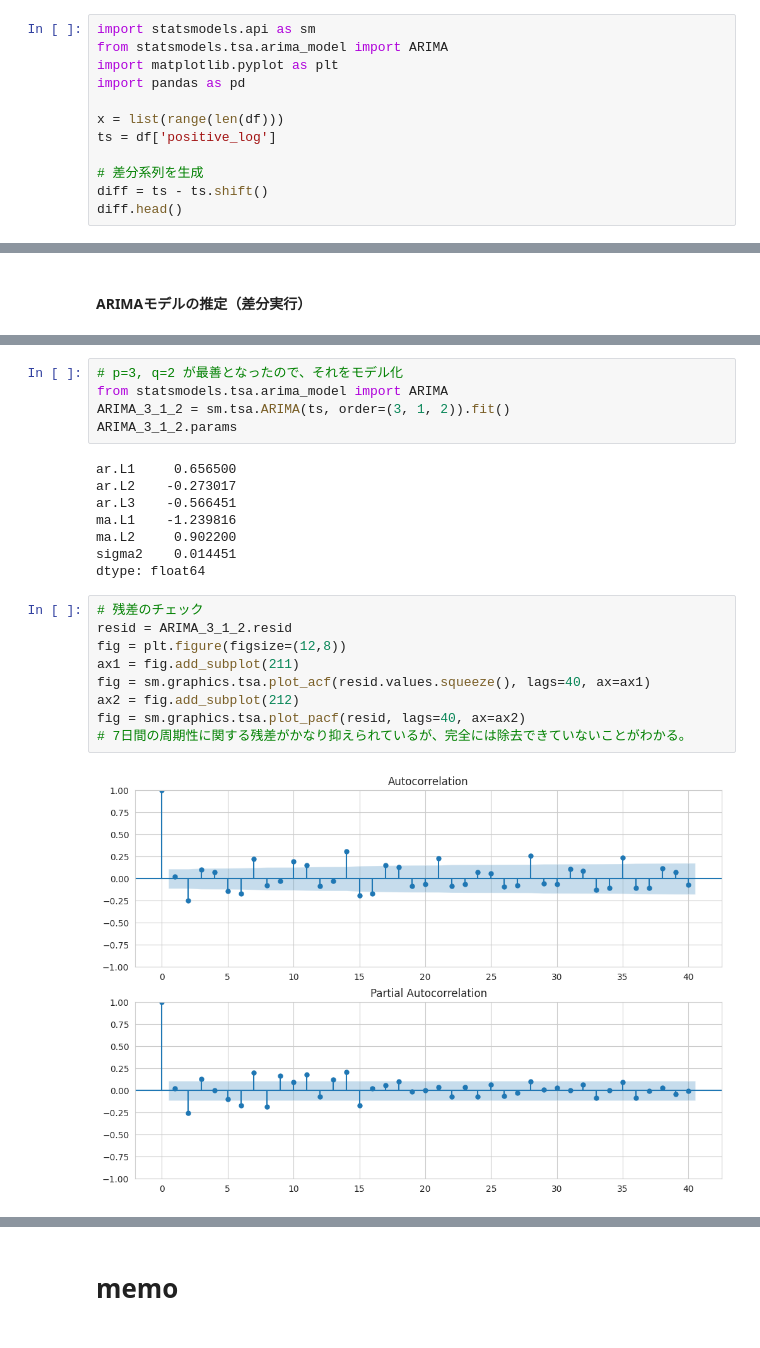
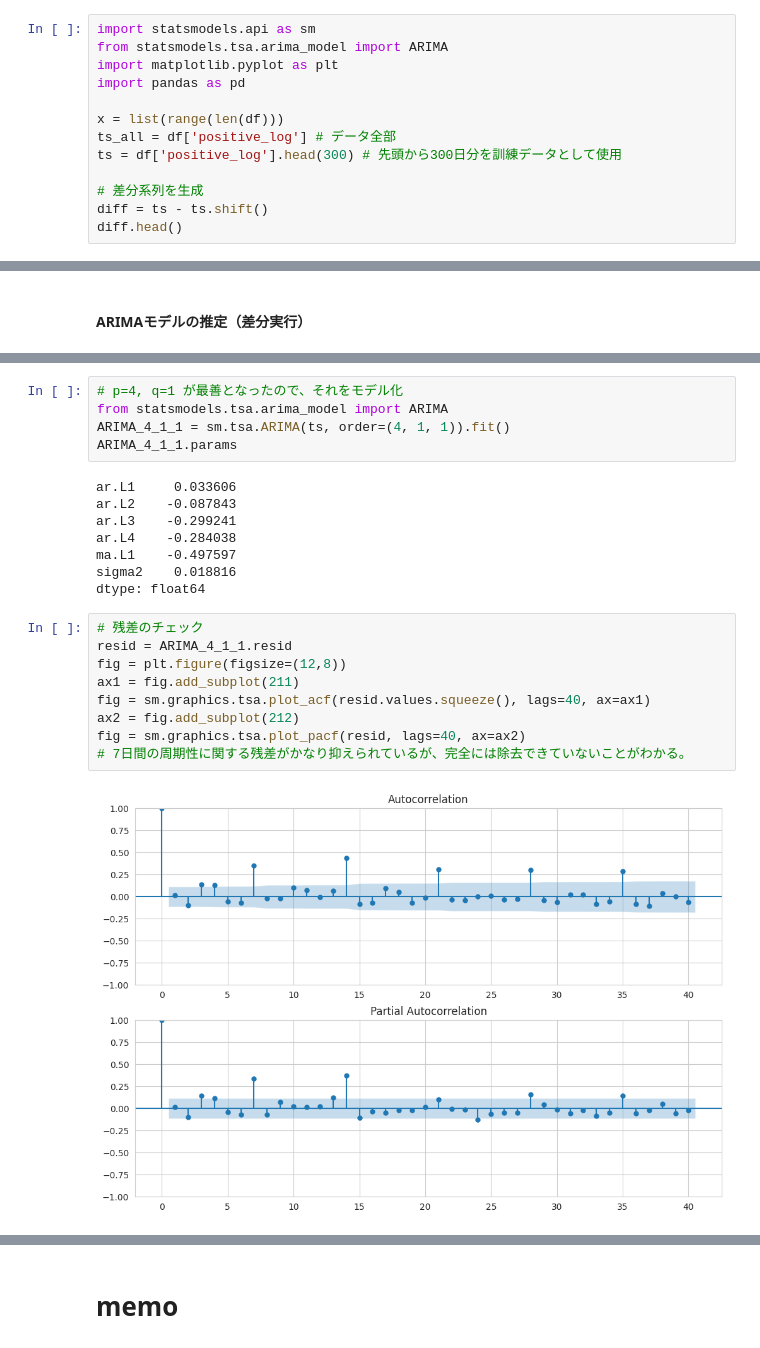
Before and after one commit to MDASH-shinshu/MDASH-T-DS, a Jupyter notebook: 4/4_data_analysis_colab.ipynb, the cells around one changed output, grey strips where cells are left out. Cells and saved outputs as stored; diff of their text form.

```diff
--- a/4/4_data_analysis_colab.ipynb
+++ b/4/4_data_analysis_colab.ipynb
@@ -659,7 +658,8 @@ import matplotlib.pyplot as plt
 import pandas as pd
 
 x = list(range(len(df)))
-ts = df['positive_log']
+ts_all = df['positive_log'] # データ全部
+ts = df['positive_log'].head(300) # 先頭から300日分を訓練データとして使用
 
 # 差分系列を生成
 diff = ts - ts.shift()
@@ -733,24 +740,24 @@ resDiff
 # %%
-# p=3, q=2 が最善となったので、それをモデル化
+# p=4, q=1 が最善となったので、それをモデル化
 from statsmodels.tsa.arima_model import ARIMA
-ARIMA_3_1_2 = sm.tsa.ARIMA(ts, order=(3, 1, 2)).fit()
-ARIMA_3_1_2.params
+ARIMA_4_1_1 = sm.tsa.ARIMA(ts, order=(4, 1, 1)).fit()
+ARIMA_4_1_1.params
 # %% [output]
-ar.L1     0.656500
-ar.L2    -0.273017
-ar.L3    -0.566451
-ma.L1    -1.239816
-ma.L2     0.902200
-sigma2    0.014451
+ar.L1     0.033606
+ar.L2    -0.087843
+ar.L3    -0.299241
+ar.L4    -0.284038
+ma.L1    -0.497597
+sigma2    0.018816
 dtype: float64
 # %%
 # 残差のチェック
-resid = ARIMA_3_1_2.resid
+resid = ARIMA_4_1_1.resid
 fig = plt.figure(figsize=(12,8))
 ax1 = fig.add_subplot(211)
 fig = sm.graphics.tsa.plot_acf(resid.values.squeeze(), lags=40, ax=ax1)
 ax2 = fig.add_subplot(212)
 fig = sm.graphics.tsa.plot_pacf(resid, lags=40, ax=ax2)
 # 7日間の周期性に関する残差がかなり抑えられているが、完全には除去できていないことがわかる。
 # %% [output]
-[figure, old version]
+[figure, new version]
```
Also changed, not shown: parts of 19 cells of this notebook.
